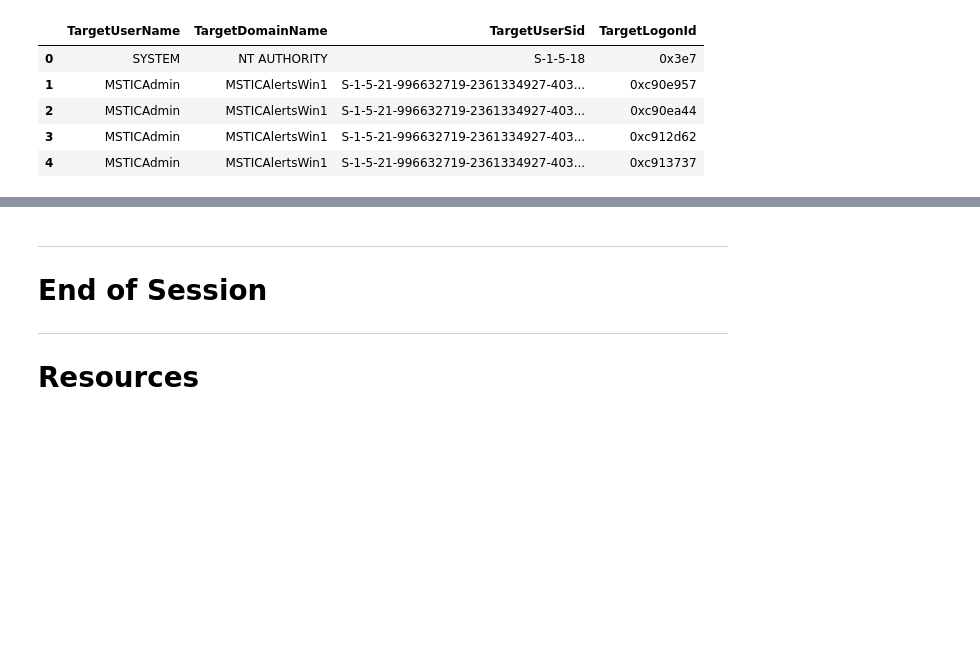
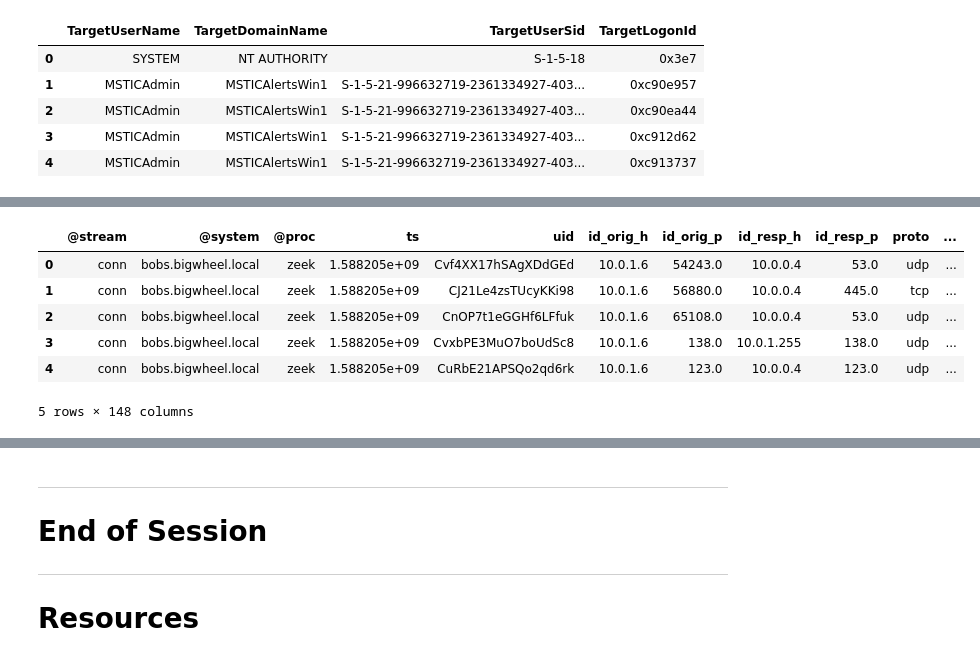
Before and after one commit to OTRF/infosec-jupyterthon, a Jupyter notebook: workshops/2021/day1/day1-3-Data-Analysis-with-Pandas Intro.ipynb, the cells around one changed output, grey strips where cells are left out. Drawn from its saved outputs; the diff is of its cells as text; code cells hidden in the pictures; blank space fills up the shorter version.

Commit message:
Adding Data Analysis 101 With Pandas Part 1
- Types of Data
- Descriptive Analysis for Categorical Data

```diff
--- a/workshops/2021/day1/day1-3-Data-Analysis-with-Pandas Intro.ipynb
+++ b/workshops/2021/day1/day1-3-Data-Analysis-with-Pandas Intro.ipynb
@@ -1332,0 +1337,23 @@ pd.concat([df_col_1, df_col_2], axis="columns")
+# %%
+import pandas as pd
+import json
+
+# Opeing the log file
+zeek_data = open('../data/combined_zeek.log','r')
+# Creating a list of dictionaries
+zeek_list = []
+for dict in zeek_data:
+    zeek_list.append(json.loads(dict))
+# Closing the log file
+zeek_data.close()
+# Creating a dataframe
+zeek_df = pd.DataFrame(data = zeek_list)
+zeek_df.head()
+# %% [output]
+|  | @stream | @system | @proc | ts | uid | id_orig_h | id_orig_p | id_resp_h | id_resp_p | proto | ... |
+| 0 | conn | bobs.bigwheel.local | zeek | 1.588205e+09 | Cvf4XX17hSAgXDdGEd | 10.0.1.6 | 54243.0 | 10.0.0.4 | 53.0 | udp | ... |
+| 1 | conn | bobs.bigwheel.local | zeek | 1.588205e+09 | CJ21Le4zsTUcyKKi98 | 10.0.1.6 | 56880.0 | 10.0.0.4 | 445.0 | tcp | ... |
+| 2 | conn | bobs.bigwheel.local | zeek | 1.588205e+09 | CnOP7t1eGGHf6LFfuk | 10.0.1.6 | 65108.0 | 10.0.0.4 | 53.0 | udp | ... |
+| 3 | conn | bobs.bigwheel.local | zeek | 1.588205e+09 | CvxbPE3MuO7boUdSc8 | 10.0.1.6 | 138.0 | 10.0.1.255 | 138.0 | udp | ... |
+| 4 | conn | bobs.bigwheel.local | zeek | 1.588205e+09 | CuRbE21APSQo2qd6rk | 10.0.1.6 | 123.0 | 10.0.0.4 | 123.0 | udp | ... |
+5 rows × 148 columns
```
Also changed, not shown: parts of 17 cells of this notebook, 1 other file.
